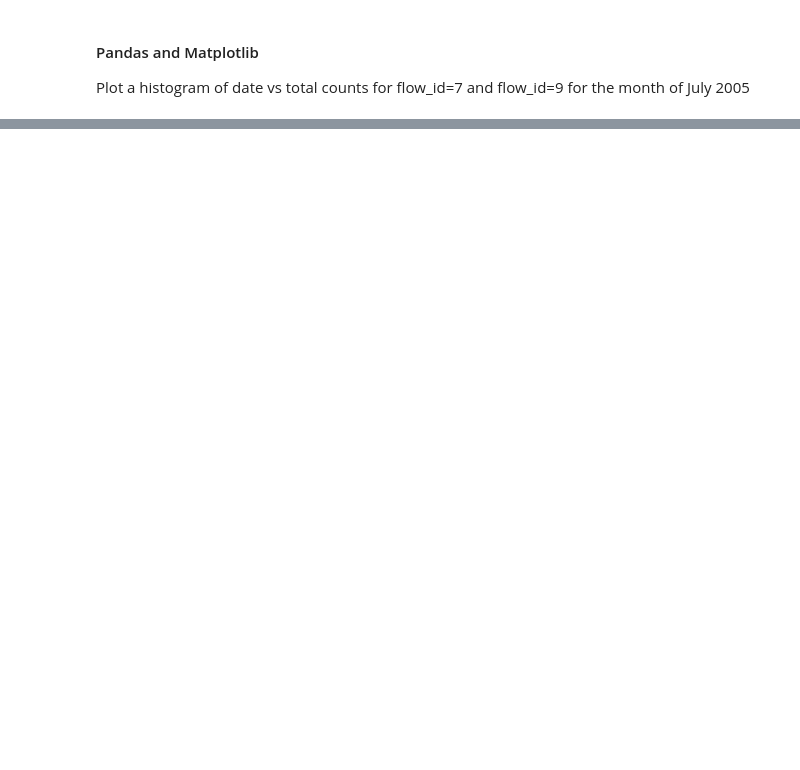
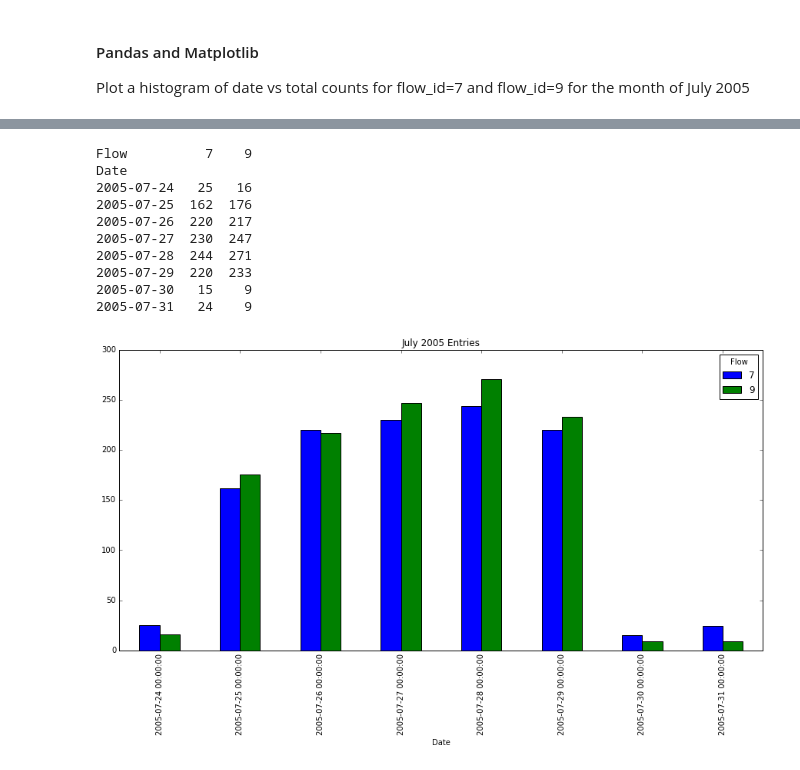
Before and after one commit to OrysyaStus/UCSD_Data_Science_and_Engineering, a Jupyter notebook: DSE200_Python_for_Data_Analysis/day_2_github_io_numpy_pandas/10_exercises.ipynb, the cells around one changed output, grey strips where cells are left out. Cells and saved outputs as stored; diff of their text form; code cells hidden in the pictures; blank space fills up the shorter version.

```diff
--- a/DSE200_Python_for_Data_Analysis/day_2_github_io_numpy_pandas/10_exercises.ipynb
+++ b/DSE200_Python_for_Data_Analysis/day_2_github_io_numpy_pandas/10_exercises.ipynb
@@ -624,0 +1079,17 @@ SyntaxError: invalid syntax (<ipython-input-225-e8e2522c5cb0>, line 1)
+# %%
+B = july.groupby(['Date', 'Flow'])['Count'].sum().unstack()
+ax = B.plot(kind='bar',stacked=False,figsize=(15, 7),title='July 2005 Entries')
+
+print B
+# %% [output]
+Flow          7    9
+Date
+2005-07-24   25   16
+2005-07-25  162  176
+2005-07-26  220  217
+2005-07-27  230  247
+2005-07-28  244  271
+2005-07-29  220  233
+2005-07-30   15    9
+2005-07-31   24    9
+[figure, added]
```
Also changed, not shown: parts of 51 cells of this notebook, 7 other files.
